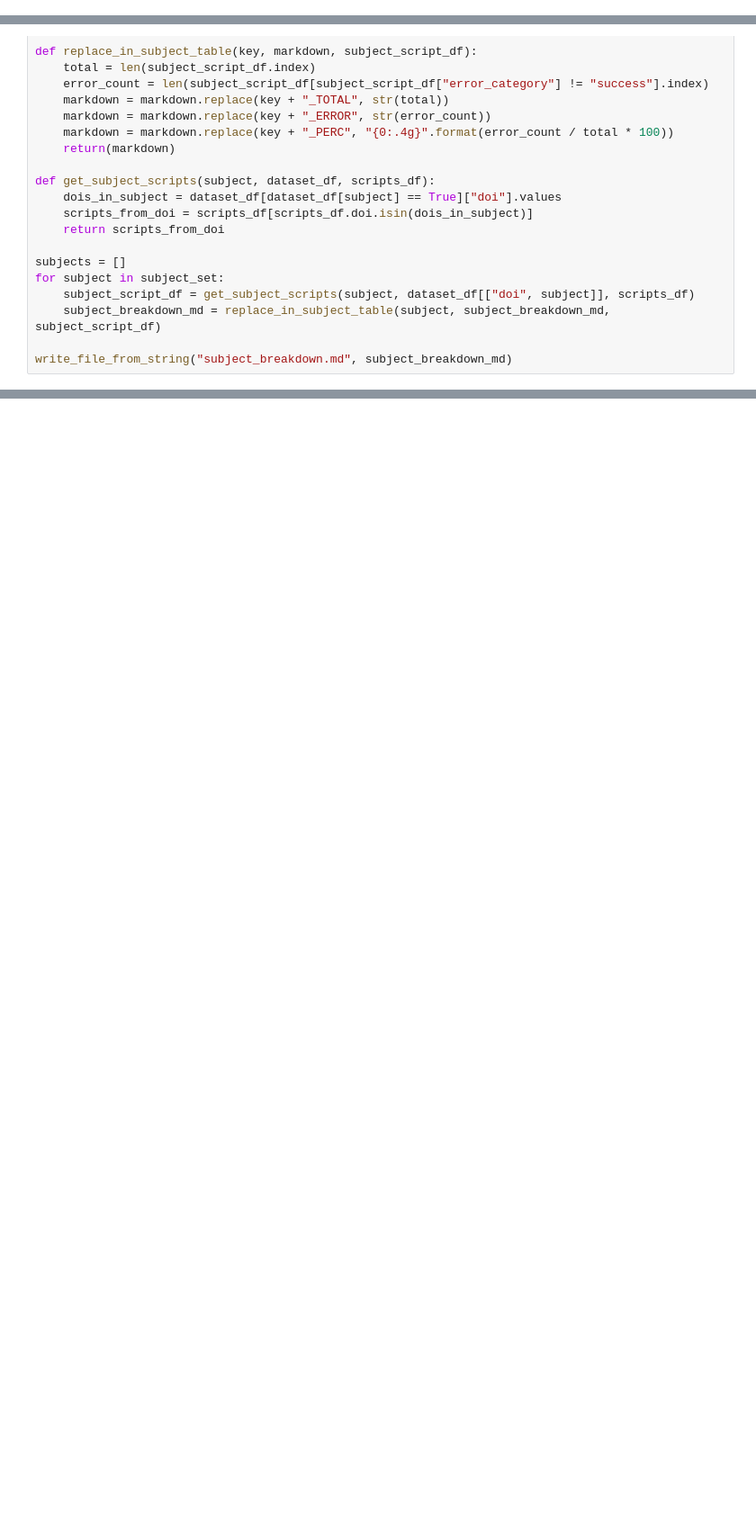
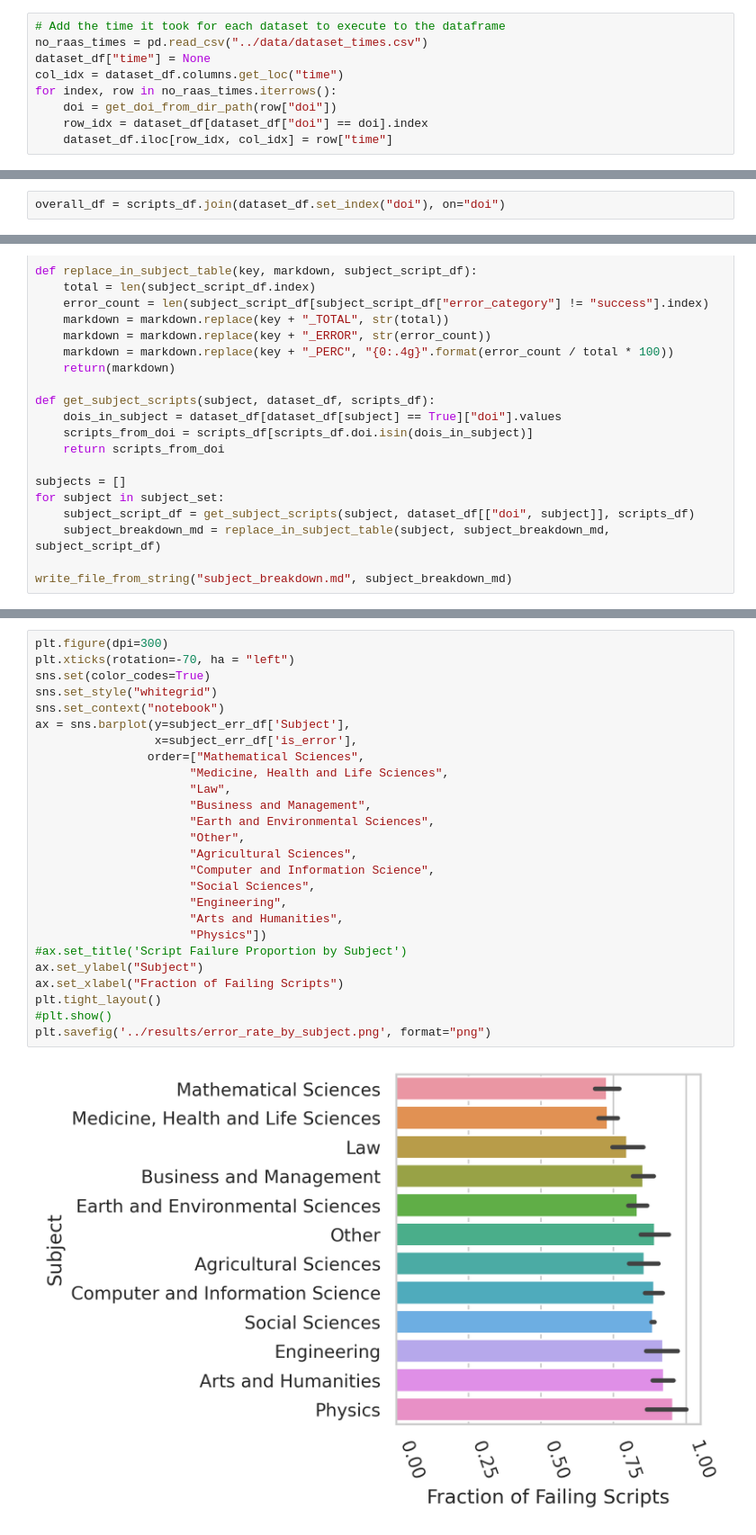
Before and after one commit to jwons/raas-eval, a Jupyter notebook: scripts/generate_figures_plots.ipynb, the cells around one changed output, grey strips where cells are left out. Shown at 90% size. Drawn from its saved outputs; the diff is of its cells as text; blank space fills up the shorter version.

```diff
--- a/scripts/generate_figures_plots.ipynb
+++ b/scripts/generate_figures_plots.ipynb
@@ -42,0 +78,9 @@ scripts_df["error_category"] = determine_error_cause_v(scripts_df["error"])
+# %%
+# Add the time it took for each dataset to execute to the dataframe
+no_raas_times = pd.read_csv("../data/dataset_times.csv")
+dataset_df["time"] = None
+col_idx = dataset_df.columns.get_loc("time")
+for index, row in no_raas_times.iterrows():
+    doi = get_doi_from_dir_path(row["doi"])
+    row_idx = dataset_df[dataset_df["doi"] == doi].index
+    dataset_df.iloc[row_idx, col_idx] = row["time"]
@@ -43,3 +93,5 @@ scripts_df["error_category"] = determine_error_cause_v(scripts_df["error"])
+# %%
+overall_df = scripts_df.join(dataset_df.set_index("doi"), on="doi")
 # %% [markdown]
 Comparison of Chen's 2018 Study to our 2022 Study
 ------------------------------------------------
@@ -229,0 +324,28 @@ write_file_from_string("subject_breakdown.md", subject_breakdown_md)
+# %%
+plt.figure(dpi=300)
+plt.xticks(rotation=-70, ha = "left")
+sns.set(color_codes=True)
+sns.set_style("whitegrid")
+sns.set_context("notebook")
+ax = sns.barplot(y=subject_err_df['Subject'],
+                 x=subject_err_df['is_error'],
+                order=["Mathematical Sciences",
+                      "Medicine, Health and Life Sciences",
+                      "Law",
+                      "Business and Management",
+                      "Earth and Environmental Sciences",
+                      "Other",
+                      "Agricultural Sciences",
+                      "Computer and Information Science",
+                      "Social Sciences",
+                      "Engineering",
+                      "Arts and Humanities",
+                      "Physics"])
+#ax.set_title('Script Failure Proportion by Subject')
+ax.set_ylabel("Subject")
+ax.set_xlabel("Fraction of Failing Scripts")
+plt.tight_layout()
+#plt.show()
+plt.savefig('../results/error_rate_by_subject.png', format="png")
+# %% [output]
+[figure, added]
```
Also changed, not shown: parts of 18 cells of this notebook, 4 other files.
